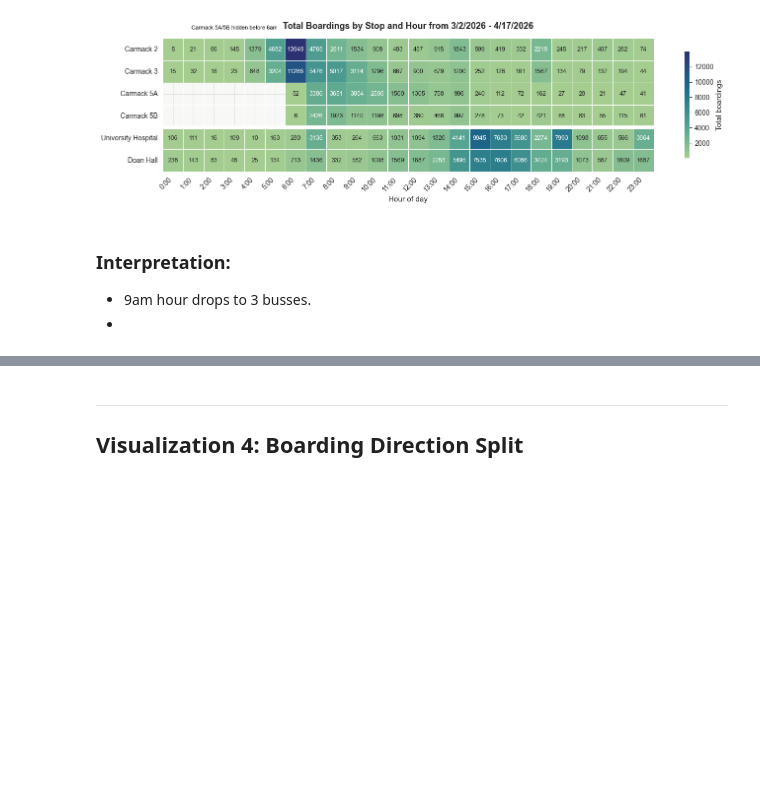
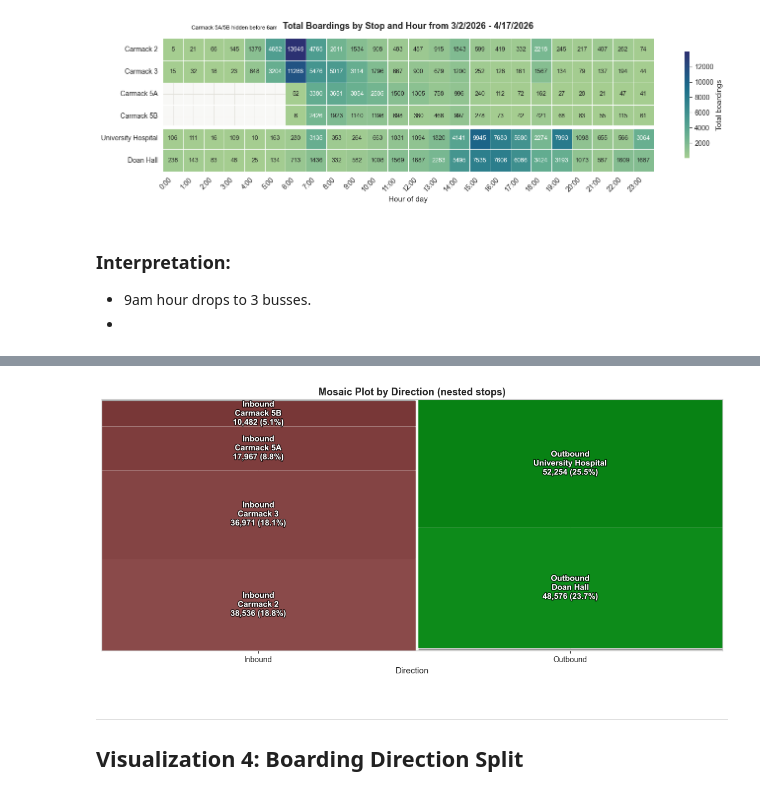
Before and after one commit to morgan1461/WMC-dashboard, a Jupyter notebook: analysis_notebooks/peak_hours.ipynb, the cells around one changed output, grey strips where cells are left out. Cells and saved outputs as stored; diff of their text form; code cells hidden in the pictures; blank space fills up the shorter version.

```diff
--- a/analysis_notebooks/peak_hours.ipynb
+++ b/analysis_notebooks/peak_hours.ipynb
@@ -482,0 +511,81 @@ plt.show()
+# %%
+# no seaborn for mosaic plots
+# build direction labels so inbound/outbound stops are their own rows
+import matplotlib.patheffects as pe
+
+inbound_ids = {403, 404, 94, 95}
+outbound_ids = {37, 401}
+
+stop_direction_map = {
+    **{sid: 'Inbound' for sid in inbound_ids},
+    **{sid: 'Outbound' for sid in outbound_ids}
+}
+
+total_stop_traffic = (
+    mc_df.assign(direction=mc_df['stop_id'].map(stop_direction_map))
+    .dropna(subset=['direction'])
+    .groupby(['direction', 'stop_name'], as_index=False)['boardings']
+    .sum()
+    .sort_values(['direction', 'stop_name'])
+)
+
+total_boardings_all = total_stop_traffic['boardings'].sum()
+total_stop_traffic['pct_total'] = (total_stop_traffic['boardings'] / total_boardings_all) * 100
+
+display(total_stop_traffic)
+
+# two-level mosaic: direction block first, stop nested inside each direction
+mosaic_data = total_stop_traffic.set_index(['direction', 'stop_name'])['boardings']
+
+# color by direction so nested stops remain visually grouped
+props = {
+    ('Inbound', 'Carmack 2'): {'color': '#8A4A4A'},
+    ('Inbound', 'Carmack 3'): {'color': '#844444'},
+    ('Inbound', 'Carmack 5A'): {'color': '#7E3D3D'},
+    ('Inbound', 'Carmack 5B'): {'color': '#783737'},
+    ('Outbound', 'Doan Hall'): {'color': '#0D8B1A'},
+    ('Outbound', 'University Hospital'): {'color': '#088214'}
+}
+
+# convenient lookup for count + pct labels
+label_lookup = total_stop_traffic.set_index(['direction', 'stop_name'])[['boardings', 'pct_total']].to_dict('index')
+
+plt.rcParams["figure.figsize"] = [11.50, 5.50]
+plt.rcParams["figure.autolayout"] = True
+
+fig, rects = mosaic(
+    mosaic_data,
+    title='Mosaic Plot by Direction (nested stops)',
+    properties=lambda key: props.get(key, {'color': '#999999'}),
+    labelizer=lambda key: ''
+)
+
+# add clean center labels with count + percent, in white for readability
+for (direction, stop_name), (x, y, w, h) in rects.items():
+    stat = label_lookup.get((direction, stop_name))
+    if stat is None:
+        continue
+
+    area = w * h
+    count_text = f"{int(stat['boardings']):,}"
+    pct_text = f"{stat['pct_total']:.1f}%"
+
+    txt = None
+    if area >= 0.045:
+        label = f'{direction}\n{stop_name}\n{count_text} ({pct_text})'
+        txt = fig.axes[0].text(x + w / 2, y + h / 2, label, ha='center', va='center', fontsize=10.5, color='white', fontweight='bold')
+    elif area >= 0.02:
+        label = f'{stop_name}\n{count_text} ({pct_text})'
+        txt = fig.axes[0].text(x + w / 2, y + h / 2, label, ha='center', va='center', fontsize=8.5, color='white', fontweight='bold')
+
+    if txt is not None:
+        txt.set_path_effects([pe.withStroke(linewidth=2.0, foreground='black', alpha=0.75)])
+
+# hide default mosaic y-axis category labels to avoid clutter/overlap
+fig.axes[0].set_yticks([])
+fig.axes[0].set_yticklabels([])
+fig.axes[0].set_ylabel('')
+fig.axes[0].set_xlabel('Direction')
+
+plt.show()
+# %% [output]
@@ -483,3 +599,4 @@ plt.show()
+[figure, added]
 # %% [markdown]
 
 ---
```
Also changed, not shown: parts of 4 cells of this notebook, 1 other file.
